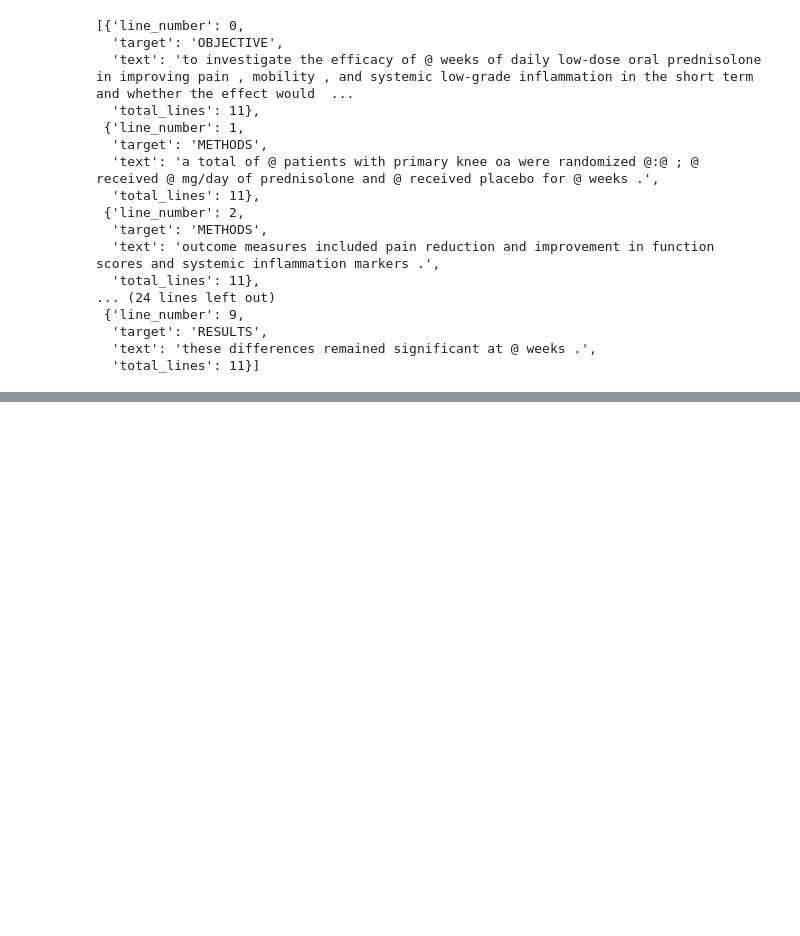
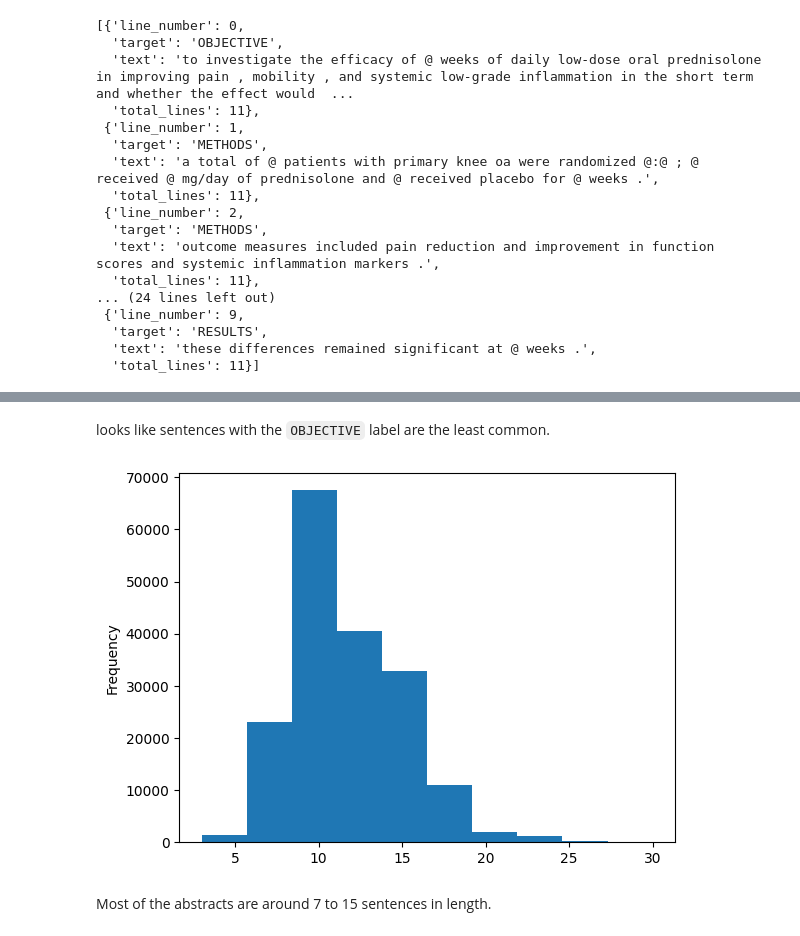
Before and after one commit to Rhino-byte/Skimit_NLP, a Jupyter notebook: nlp_skimit.ipynb, the cells around one changed output, grey strips where cells are left out. Drawn from its saved outputs; the diff is of its cells as text; code cells hidden in the pictures; blank space fills up the shorter version.

```diff
--- a/nlp_skimit.ipynb
+++ b/nlp_skimit.ipynb
@@ -206,0 +214,6 @@ train_samples[:10]
+# %%
+import pandas as pd
+train_df =pd.DataFrame(train_samples)
+val_df =pd.DataFrame(val_samples)
+test_df =pd.DataFrame(test_samples)
+train_df.head(14)
@@ -206,0 +248,9 @@ train_samples[:10]
+# %% [markdown]
+looks like sentences with the `OBJECTIVE` label are the least common.
+# %%
+# How about we check the distribution of our abstract lengths?
+train_df.total_lines.plot.hist();
+# %% [output]
+[figure, added]
+# %% [markdown]
+Most of the abstracts are around 7 to 15 sentences in length.
```
Also changed, not shown: parts of 21 cells of this notebook.
